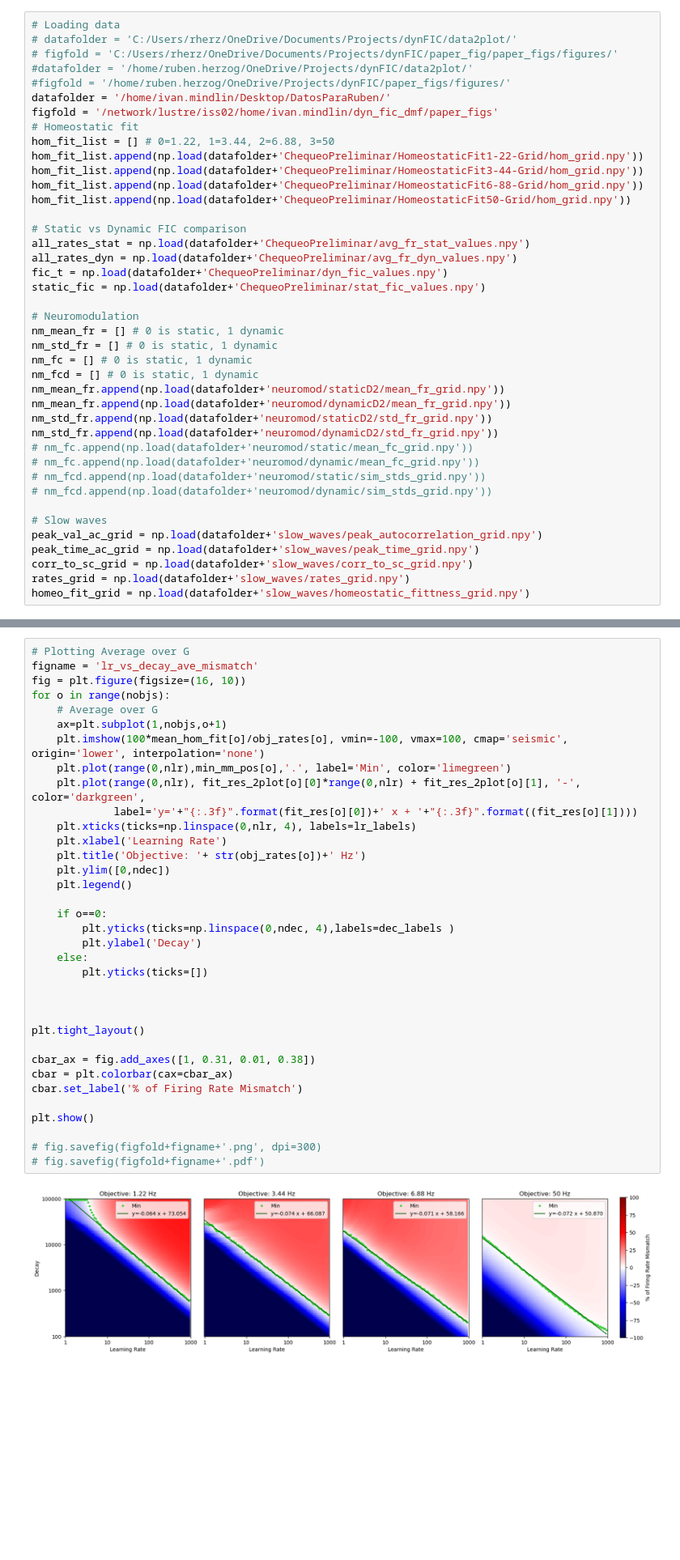
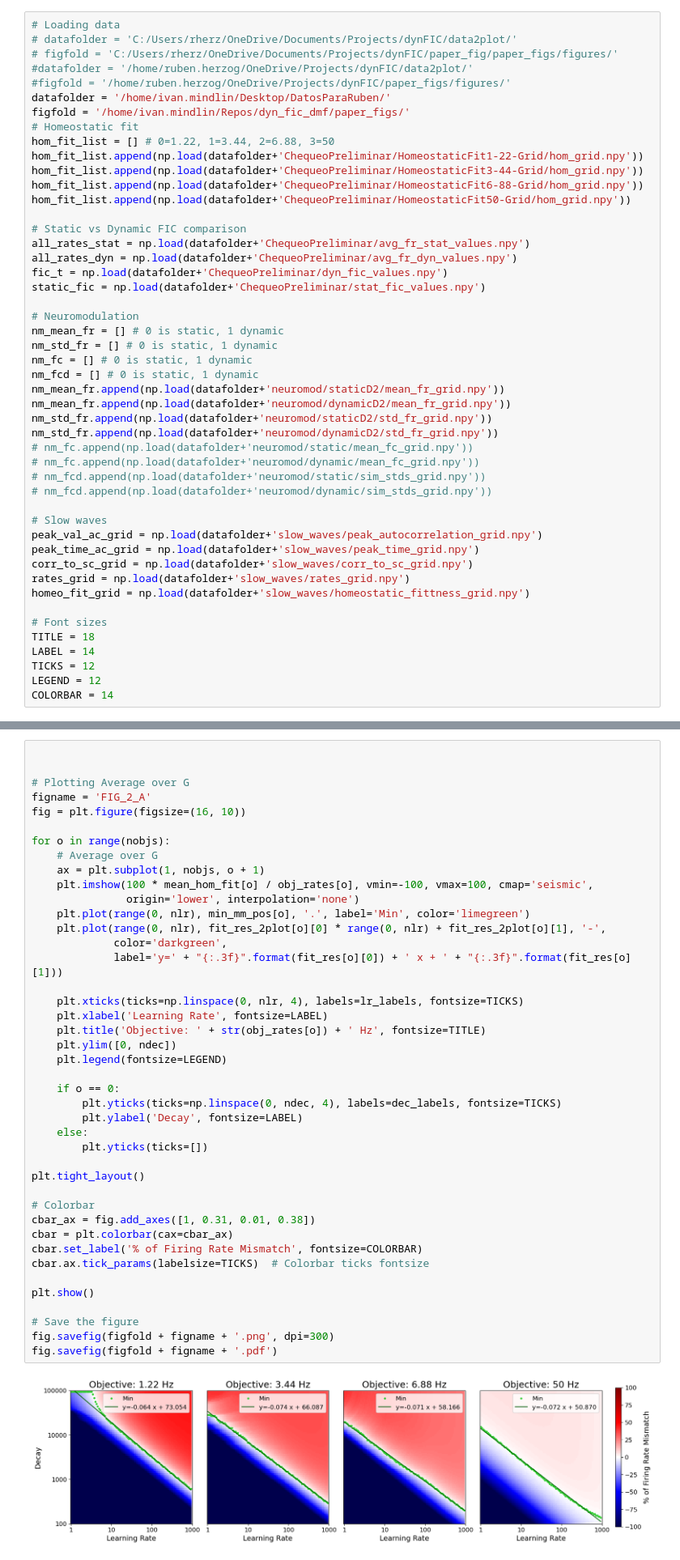
Before and after one commit to Picardian14/dyn_fic_dmf, a Jupyter notebook: python/fic_paper_figures.ipynb, the cells around one changed output, grey strips where cells are left out. Shown at 81% size. Drawn from its saved outputs; the diff is of its cells as text; blank space fills up the shorter version.

```diff
--- a/python/fic_paper_figures.ipynb
+++ b/python/fic_paper_figures.ipynb
@@ -47,7 +47,7 @@ from matplotlib.gridspec import GridSpec
 #datafolder = '/home/ruben.herzog/OneDrive/Projects/dynFIC/data2plot/'
 #figfold = '/home/ruben.herzog/OneDrive/Projects/dynFIC/paper_figs/figures/'
 datafolder = '/home/ivan.mindlin/Desktop/DatosParaRuben/'
-figfold = '/network/lustre/iss02/home/ivan.mindlin/dyn_fic_dmf/paper_figs'
+figfold = '/home/ivan.mindlin/Repos/dyn_fic_dmf/paper_figs/'
 # Homeostatic fit
 hom_fit_list = [] # 0=1.22, 1=3.44, 2=6.88, 3=50
 hom_fit_list.append(np.load(datafolder+'ChequeoPreliminar/HomeostaticFit1-22-Grid/hom_grid.npy'))
@@ -81,6 +81,13 @@ peak_time_ac_grid = np.load(datafolder+'slow_waves/peak_time_grid.npy')
 corr_to_sc_grid = np.load(datafolder+'slow_waves/corr_to_sc_grid.npy')
 rates_grid = np.load(datafolder+'slow_waves/rates_grid.npy')
 homeo_fit_grid = np.load(datafolder+'slow_waves/homeostatic_fittness_grid.npy')
+
+# Font sizes
+TITLE = 18
+LABEL = 14
+TICKS = 12
+LEGEND = 12
+COLORBAR = 14
 # %% [markdown]
 #### Homeostatic Fit
 # %%
@@ -118,40 +125,47 @@ for o in range(nobjs):
 # %% [markdown]
 ### Acá falta el plot con la correlación del promedio del FIC vs la fuerza de conectividad
 # %%
+
+
 # Plotting Average over G
-figname = 'lr_vs_decay_ave_mismatch'
+figname = 'FIG_2_A'
 fig = plt.figure(figsize=(16, 10))
+
 for o in range(nobjs):
     # Average over G
-    ax=plt.subplot(1,nobjs,o+1)
-    plt.imshow(100*mean_hom_fit[o]/obj_rates[o], vmin=-100, vmax=100, cmap='seismic', origin='lower', interpolation='none')
-    plt.plot(range(0,nlr),min_mm_pos[o],'.', label='Min', color='limegreen')
-    plt.plot(range(0,nlr), fit_res_2plot[o][0]*range(0,nlr) + fit_res_2plot[o][1], '-', color='darkgreen',
-             label='y='+"{:.3f}".format(fit_res[o][0])+' x + '+"{:.3f}".format((fit_res[o][1])))
-    plt.xticks(ticks=np.linspace(0,nlr, 4), labels=lr_labels)
-    plt.xlabel('Learning Rate')
-    plt.title('Objective: '+ str(obj_rates[o])+' Hz')
-    plt.ylim([0,ndec])
-    plt.legend()
+    ax = plt.subplot(1, nobjs, o + 1)
+    plt.imshow(100 * mean_hom_fit[o] / obj_rates[o], vmin=-100, vmax=100, cmap='seismic',
+               origin='lower', interpolation='none')
+    plt.plot(range(0, nlr), min_mm_pos[o], '.', label='Min', color='limegreen')
+    plt.plot(range(0, nlr), fit_res_2plot[o][0] * range(0, nlr) + fit_res_2plot[o][1], '-',
+             color='darkgreen',
+             label='y=' + "{:.3f}".format(fit_res[o][0]) + ' x + ' + "{:.3f}".format(fit_res[o][1]))
 
-    if o==0:
-        plt.yticks(ticks=np.linspace(0,ndec, 4),labels=dec_labels )
-        plt.ylabel('Decay')
+    plt.xticks(ticks=np.linspace(0, nlr, 4), labels=lr_labels, fontsize=TICKS)
+    plt.xlabel('Learning Rate', fontsize=LABEL)
+    plt.title('Objective: ' + str(obj_rates[o]) + ' Hz', fontsize=TITLE)
+    plt.ylim([0, ndec])
+    plt.legend(fontsize=LEGEND)
+
+    if o == 0:
+        plt.yticks(ticks=np.linspace(0, ndec, 4), labels=dec_labels, fontsize=TICKS)
+        plt.ylabel('Decay', fontsize=LABEL)
     else:
         plt.yticks(ticks=[])
 
-
-
 plt.tight_layout()
 
+# Colorbar
 cbar_ax = fig.add_axes([1, 0.31, 0.01, 0.38])
 cbar = plt.colorbar(cax=cbar_ax)
-cbar.set_label('% of Firing Rate Mismatch')
+cbar.set_label('% of Firing Rate Mismatch', fontsize=COLORBAR)
+cbar.ax.tick_params(labelsize=TICKS)  # Colorbar ticks fontsize
 
 plt.show()
 
-# fig.savefig(figfold+figname+'.png', dpi=300)
-# fig.savefig(figfold+figname+'.pdf')
+# Save the figure
+fig.savefig(figfold + figname + '.png', dpi=300)
+fig.savefig(figfold + figname + '.pdf')
 # %% [output]
-[figure, old version]
+[figure, new version]
 # %%
```
Also changed, not shown: parts of 13 cells of this notebook.
